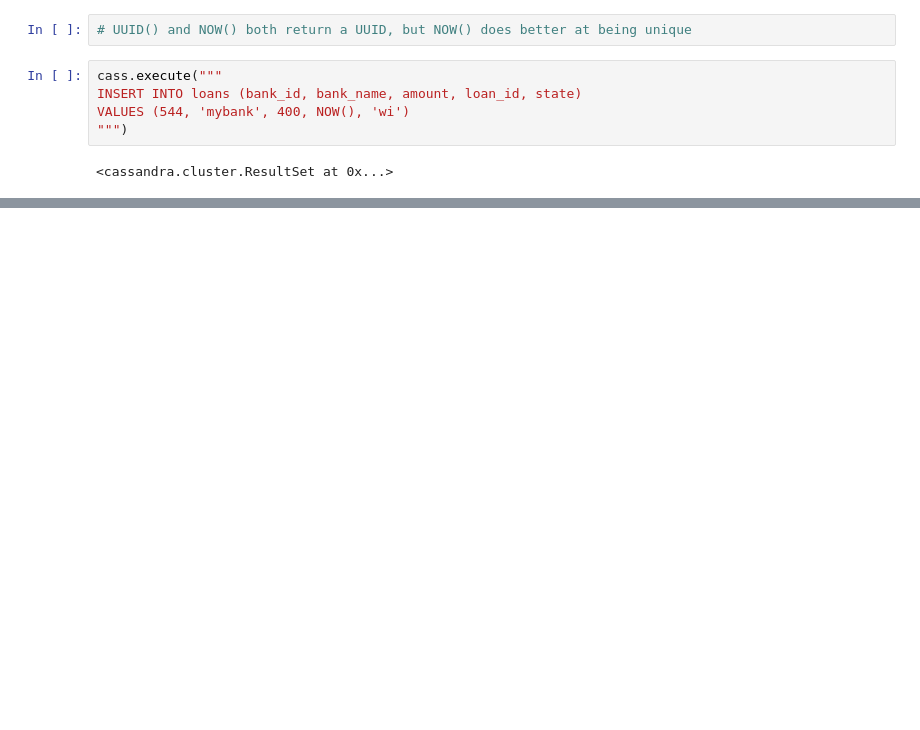
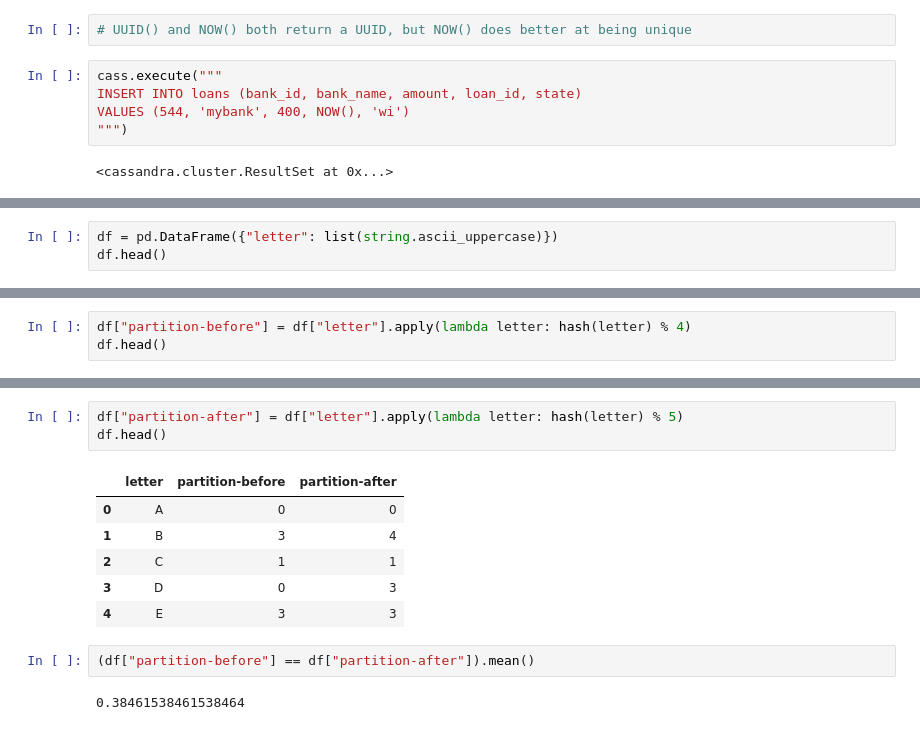
Before and after one commit to cs544-wisc/f23, a Jupyter notebook: lec/27-cassandra/1/demo/nb/demo.ipynb, the cells around one changed output, grey strips where cells are left out. Cells and saved outputs as stored; diff of their text form; blank space fills up the shorter version.

```diff
--- a/lec/27-cassandra/1/demo/nb/demo.ipynb
+++ b/lec/27-cassandra/1/demo/nb/demo.ipynb
@@ -86,0 +233,3 @@ pd.DataFrame(cass.execute("select * from loans"))
+# %%
+df = pd.DataFrame({"letter": list(string.ascii_uppercase)})
+df.head()
@@ -86,0 +243,3 @@ pd.DataFrame(cass.execute("select * from loans"))
+# %%
+df["partition-before"] = df["letter"].apply(lambda letter: hash(letter) % 4)
+df.head()
@@ -86,0 +253,14 @@ pd.DataFrame(cass.execute("select * from loans"))
+# %%
+df["partition-after"] = df["letter"].apply(lambda letter: hash(letter) % 5)
+df.head()
+# %% [output]
+|  | letter | partition-before | partition-after |
+| 0 | A | 0 | 0 |
+| 1 | B | 3 | 4 |
+| 2 | C | 1 | 1 |
+| 3 | D | 0 | 3 |
+| 4 | E | 3 | 3 |
+# %%
+(df["partition-before"] == df["partition-after"]).mean()
+# %% [output]
+0.38461538461538464
```
Also changed, not shown: parts of 24 cells of this notebook, 1 other file.
